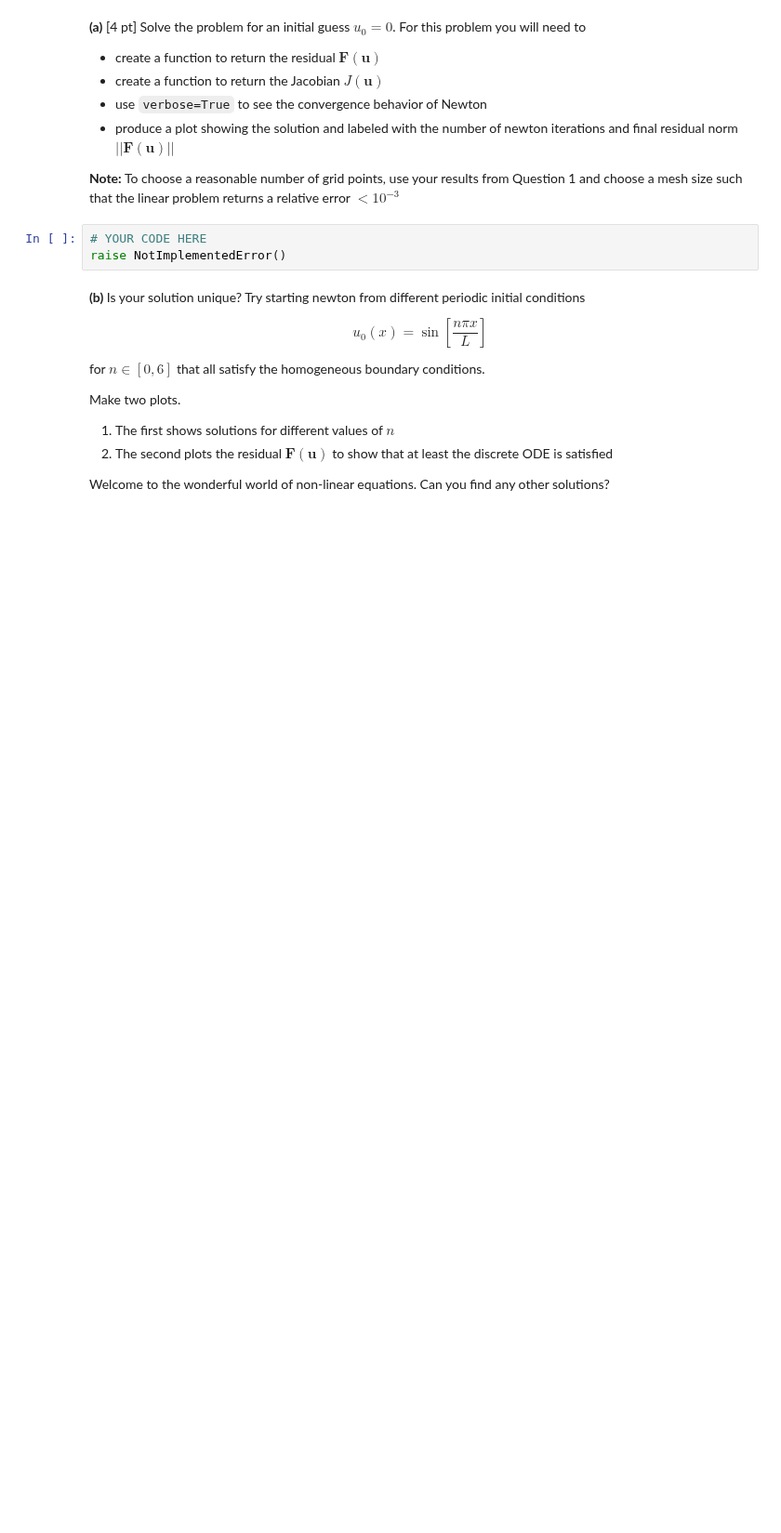
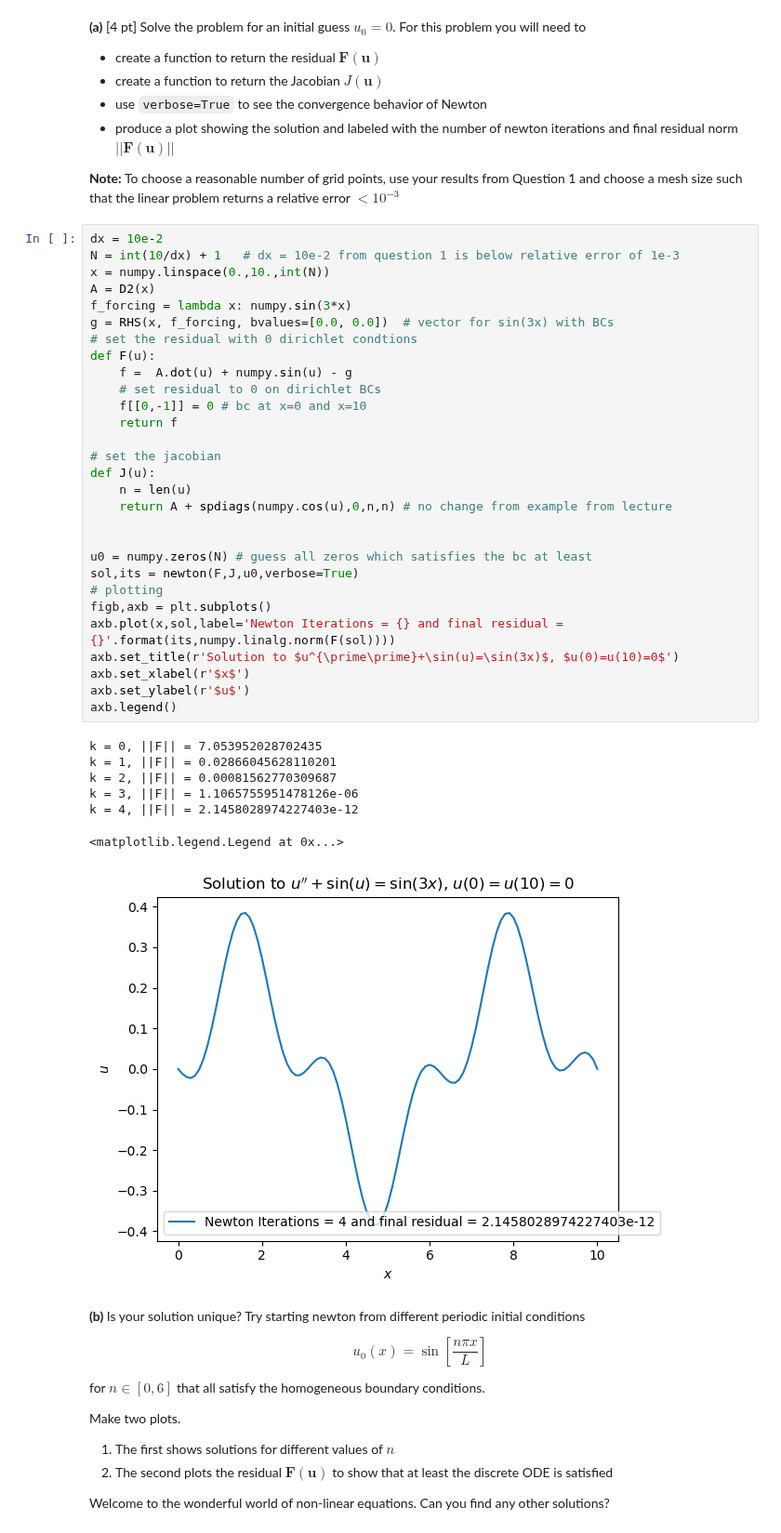
Before and after one commit to jlabbate15/intro-numerical-methods, a Jupyter notebook: HW/HW6_ODE_BVP.ipynb, the cells around one changed output. Shown at 93% size. Drawn from its saved outputs; the diff is of its cells as text; blank space fills up the shorter version.

```diff
--- a/HW/HW6_ODE_BVP.ipynb
+++ b/HW/HW6_ODE_BVP.ipynb
@@ -450,9 +450,43 @@ $u_0=0$. For this problem you will need to
 * produce a plot showing the solution and labeled with the number of newton iterations and final residual norm $||\mathbf{F}(\mathbf{u})||$
 
 **Note:**  To choose a reasonable number of grid points, use your results from Question 1 and choose a mesh size such that the linear problem returns a relative error $< 10^{-3}$
-# %%
-# YOUR CODE HERE
-raise NotImplementedError()
+# %%
+dx = 10e-2
+N = int(10/dx) + 1   # dx = 10e-2 from question 1 is below relative error of 1e-3
+x = numpy.linspace(0.,10.,int(N))
+A = D2(x)
+f_forcing = lambda x: numpy.sin(3*x)
+g = RHS(x, f_forcing, bvalues=[0.0, 0.0])  # vector for sin(3x) with BCs
+# set the residual with 0 dirichlet condtions
+def F(u):
+    f =  A.dot(u) + numpy.sin(u) - g
+    # set residual to 0 on dirichlet BCs
+    f[[0,-1]] = 0 # bc at x=0 and x=10
+    return f
+
+# set the jacobian
+def J(u):
+    n = len(u)
+    return A + spdiags(numpy.cos(u),0,n,n) # no change from example from lecture
+
+
+u0 = numpy.zeros(N) # guess all zeros which satisfies the bc at least
+sol,its = newton(F,J,u0,verbose=True)
+# plotting
+figb,axb = plt.subplots()
+axb.plot(x,sol,label='Newton Iterations = {} and final residual = {}'.format(its,numpy.linalg.norm(F(sol))))
+axb.set_title(r'Solution to $u^{\prime\prime}+\sin(u)=\sin(3x)$, $u(0)=u(10)=0$')
+axb.set_xlabel(r'$x$')
+axb.set_ylabel(r'$u$')
+axb.legend()
+# %% [output]
+k = 0, ||F|| = 7.053952028702435
+k = 1, ||F|| = 0.02866045628110201
+k = 2, ||F|| = 0.00081562770309687
+k = 3, ||F|| = 1.1065755951478126e-06
+k = 4, ||F|| = 2.1458028974227403e-12
+<matplotlib.legend.Legend at 0x...>
+[figure, added]
 # %% [markdown]
 **(b)**  Is your solution unique?  Try starting newton from different
   periodic initial conditions
```
Also changed, not shown: parts of 2 cells of this notebook.
